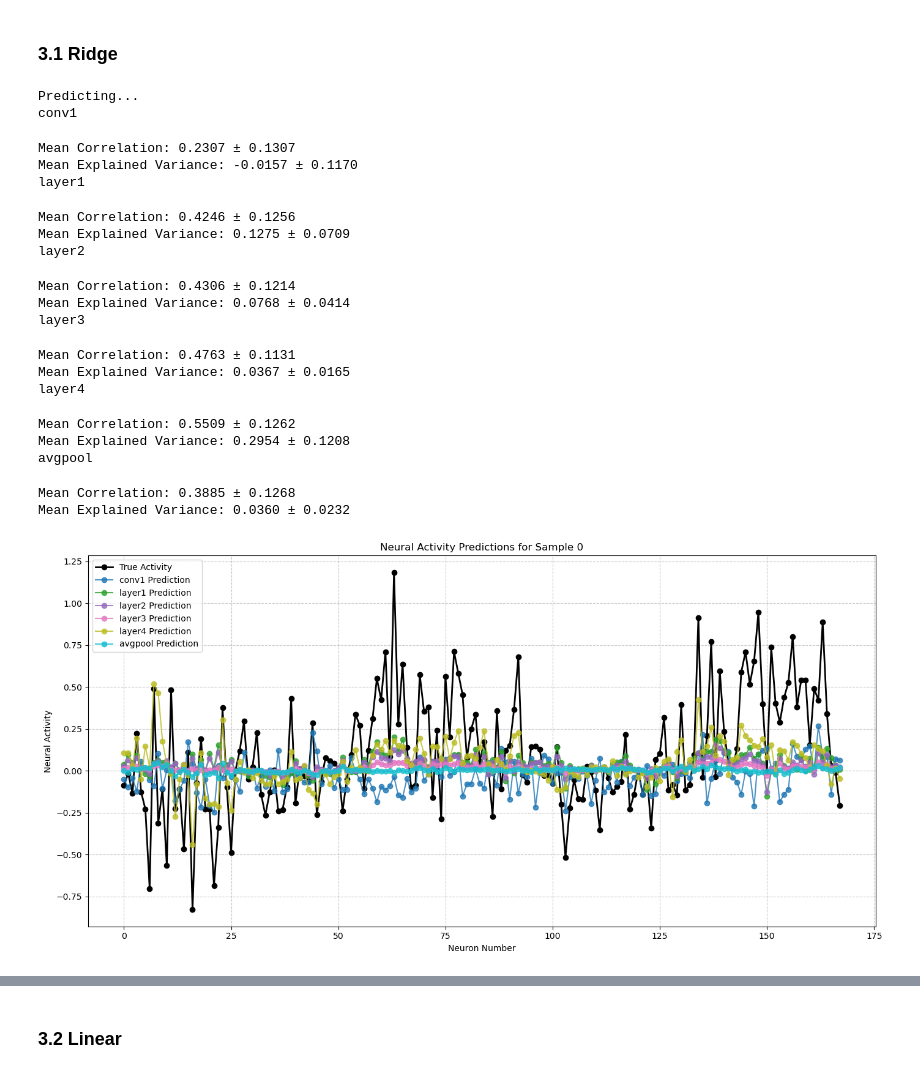
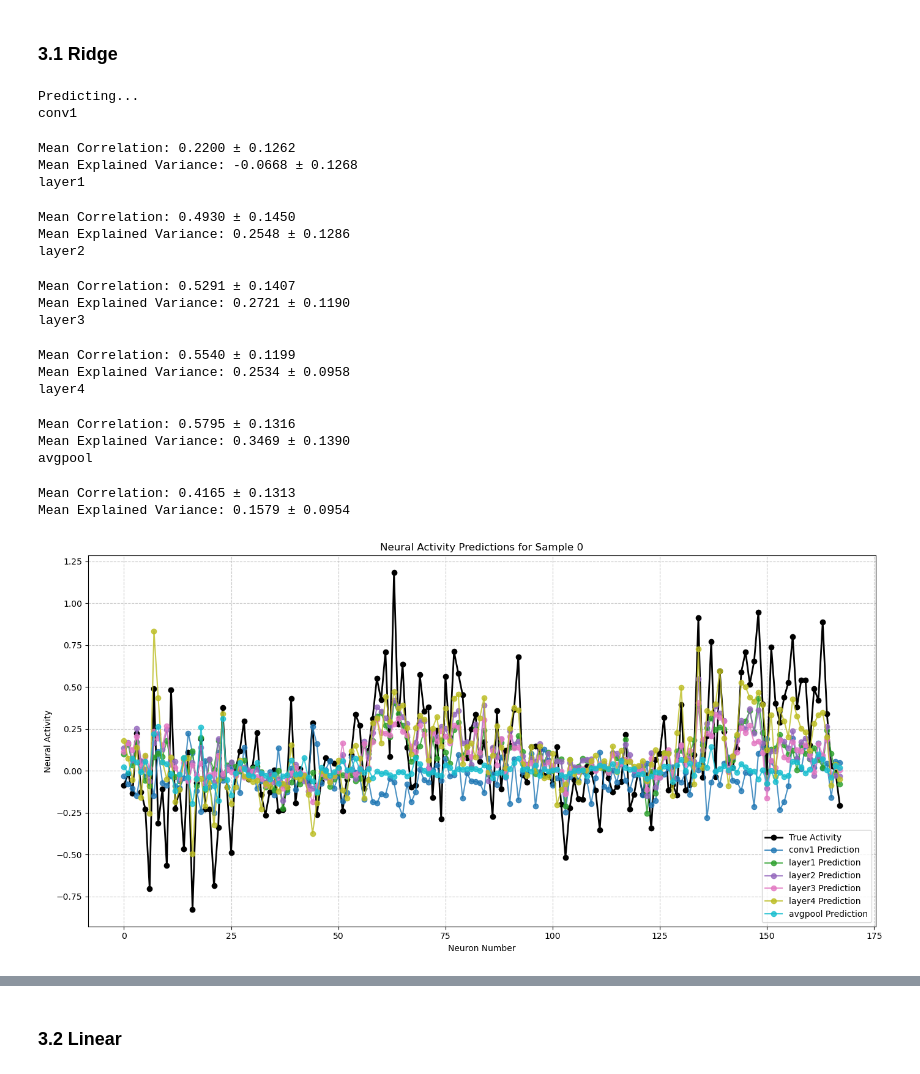
Before and after one commit to ZyLiao-0011/NX414, a Jupyter notebook: combined-resnet-finetuned-on-classification.ipynb, the cells around one changed output, grey strips where cells are left out. Saved outputs shown, nothing was run; the diff lists cells and outputs as text; code cells hidden in the pictures.

```diff
--- a/combined-resnet-finetuned-on-classification.ipynb
+++ b/combined-resnet-finetuned-on-classification.ipynb
@@ -70,10 +70,10 @@ def correct_scaler(images):
 # %%
-from sklearn.preprocessing import StandardScaler
+# from sklearn.preprocessing import StandardScaler
 
-if already_scaled:
-    stimulus_train = correct_scaler(stimulus_train)
-    stimulus_val = correct_scaler(stimulus_val)
-    stimulus_test = correct_scaler(stimulus_test)
-    print("You scaled your data for each channel")
-else:
-    print("You will scale your data later")
+# if already_scaled:
+#     stimulus_train = correct_scaler(stimulus_train)
+#     stimulus_val = correct_scaler(stimulus_val)
+#     stimulus_test = correct_scaler(stimulus_test)
+#     print("You scaled your data for each channel")
+# else:
+#     print("You will scale your data later")
@@ -573,7 +567,7 @@ Layer layer4: 1000 components, 0.9851 variance explained
 Layer avgpool: 1000 components, 0.9997 variance explained
 # %%
 # pca_name = "fpft_pretrained_scaled_pcs.pkl" if already_scaled else "fpft_pretrained_pcs.pkl"
-pca_name = "fpft_pretrained_scaled_classification_pcs.pkl" if already_scaled else "fpft_pretrained_pcs.pkl"
+pca_name = "restnet50_fpft_classification_pcs.pkl"
 # %%
 print("Saving PCA results...")
 with open(pca_name, 'wb') as f:
@@ -728,28 +722,28 @@ y_val = spikes_val
 ### 3.1 Ridge
 # %%
 print("Predicting...")
-layer_metrics = predict_neural_activity(pretrained_pcs_train, pretrained_pcs_val, y_train, y_val, regressor="Ridge", alpha=300000)
+layer_metrics = predict_neural_activity(pretrained_pcs_train, pretrained_pcs_val, y_train, y_val, regressor="Ridge", alpha=10000)
 # %% [output]
 Predicting...
 conv1
-Mean Correlation: 0.2307 ± 0.1307
-Mean Explained Variance: -0.0157 ± 0.1170
+Mean Correlation: 0.2200 ± 0.1262
+Mean Explained Variance: -0.0668 ± 0.1268
 layer1
-Mean Correlation: 0.4246 ± 0.1256
-Mean Explained Variance: 0.1275 ± 0.0709
+Mean Correlation: 0.4930 ± 0.1450
+Mean Explained Variance: 0.2548 ± 0.1286
 layer2
-Mean Correlation: 0.4306 ± 0.1214
-Mean Explained Variance: 0.0768 ± 0.0414
+Mean Correlation: 0.5291 ± 0.1407
+Mean Explained Variance: 0.2721 ± 0.1190
 layer3
-Mean Correlation: 0.4763 ± 0.1131
-Mean Explained Variance: 0.0367 ± 0.0165
+Mean Correlation: 0.5540 ± 0.1199
+Mean Explained Variance: 0.2534 ± 0.0958
 layer4
-Mean Correlation: 0.5509 ± 0.1262
-Mean Explained Variance: 0.2954 ± 0.1208
+Mean Correlation: 0.5795 ± 0.1316
+Mean Explained Variance: 0.3469 ± 0.1390
 avgpool
-Mean Correlation: 0.3885 ± 0.1268
-Mean Explained Variance: 0.0360 ± 0.0232
+Mean Correlation: 0.4165 ± 0.1313
+Mean Explained Variance: 0.1579 ± 0.0954
-[figure, old version]
+[figure, new version]
 # %%
 plot_layer_metrics(my_model, layer_metrics=layer_metrics, metric='exp_variances')
 # %% [output]
```
Also changed, not shown: parts of 15 cells of this notebook, 1 other file.
